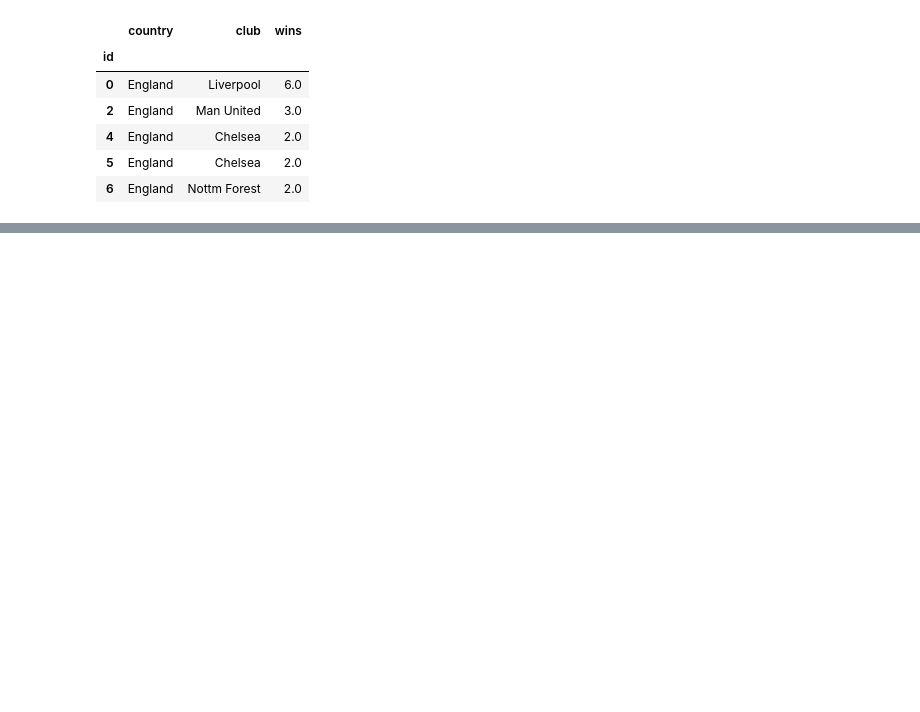
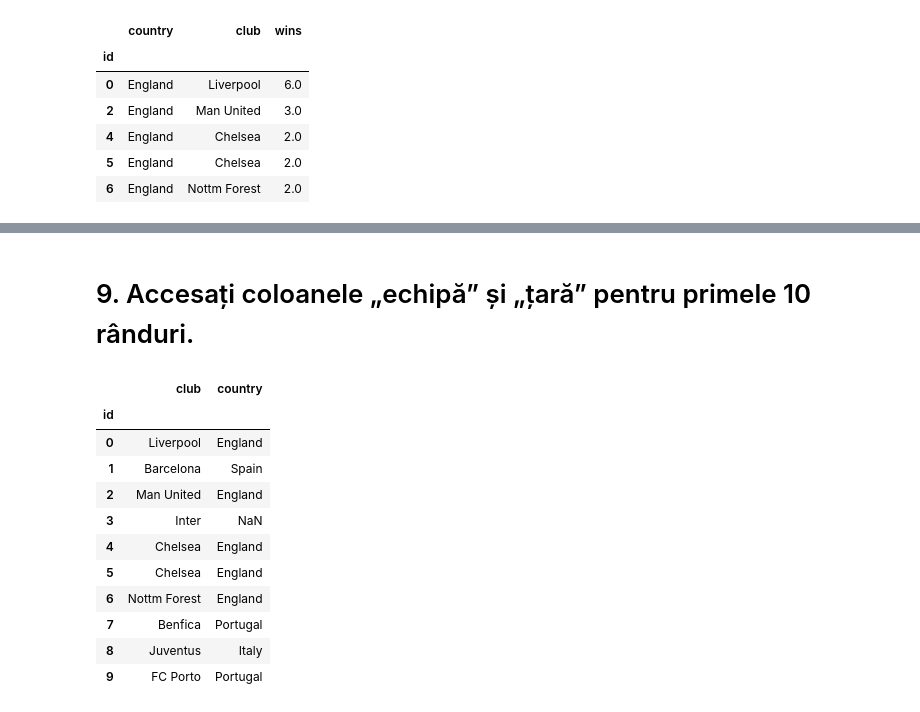
Before and after one commit to sojog/ADR-Fundamente-in-analiza-datelor-cu-Python, a Jupyter notebook: Ziua_2/23.pandas_ucl.ipynb, the cells around one changed output, grey strips where cells are left out. Saved outputs shown, nothing was run; the diff lists cells and outputs as text; code cells hidden in the pictures; blank space fills up the shorter version.

```diff
--- a/Ziua_2/23.pandas_ucl.ipynb
+++ b/Ziua_2/23.pandas_ucl.ipynb
@@ -190,0 +202,17 @@ df[df["country"] == "England"].head()
+# %% [markdown]
+# 9. Accesați coloanele „echipă” și „țară” pentru primele 10 rânduri.
+# %%
+df[["club", "country"]].head(10)
+# %% [output]
+|  | club | country |
+| id |  |  |
+| 0 | Liverpool | England |
+| 1 | Barcelona | Spain |
+| 2 | Man United | England |
+| 3 | Inter | NaN |
+| 4 | Chelsea | England |
+| 5 | Chelsea | England |
+| 6 | Nottm Forest | England |
+| 7 | Benfica | Portugal |
+| 8 | Juventus | Italy |
+| 9 | FC Porto | Portugal |
```
Also changed, not shown: parts of 16 cells of this notebook.
